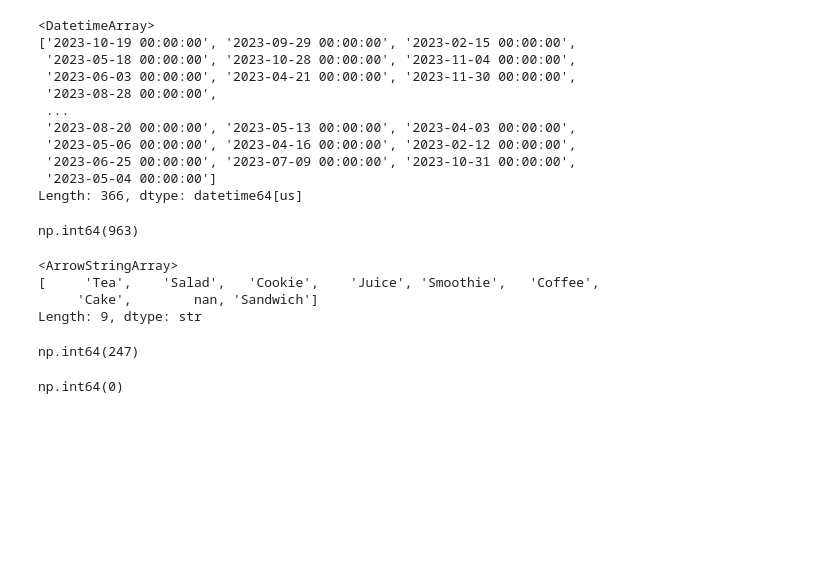
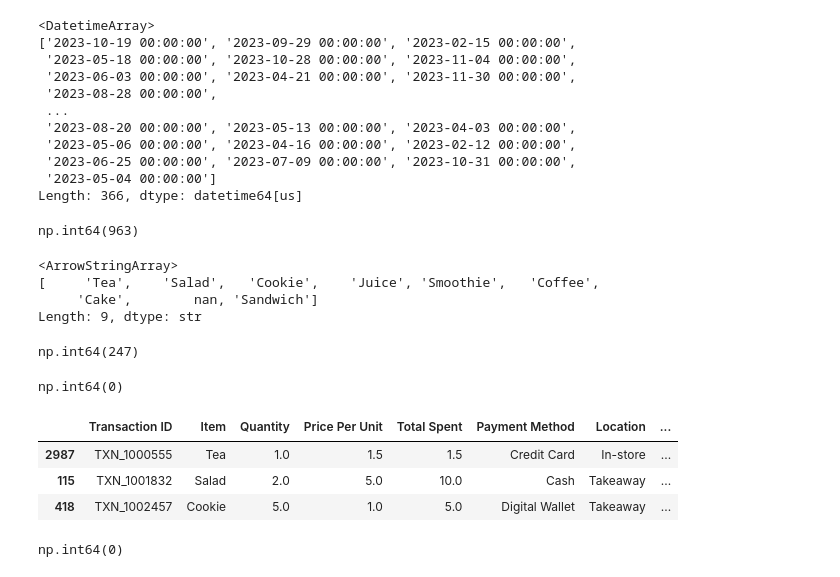
Before and after one commit to rgarg1502/cafe-sales-data, a Jupyter notebook: cafe_sales_main.ipynb, the cells around one changed output. Drawn from its saved outputs; the diff is of its cells as text; code cells hidden in the pictures; blank space fills up the shorter version.

```diff
--- a/cafe_sales_main.ipynb
+++ b/cafe_sales_main.ipynb
@@ -246,3 +246,17 @@ if missing_count_3 > 0:
 sorted_df['Item'].isna().sum()
 # %% [output]
 np.int64(0)
+# %%
+sorted_df.head(3)
+# %% [output]
+|  | Transaction ID | Item | Quantity | Price Per Unit | Total Spent | Payment Method | Location | ... |
+| 2987 | TXN_1000555 | Tea | 1.0 | 1.5 | 1.5 | Credit Card | In-store | ... |
+| 115 | TXN_1001832 | Salad | 2.0 | 5.0 | 10.0 | Cash | Takeaway | ... |
+| 418 | TXN_1002457 | Cookie | 5.0 | 1.0 | 5.0 | Digital Wallet | Takeaway | ... |
+# %%
+sorted_df['Payment Method'].isna().sum()
+missing_payment_filter = sorted_df['Payment Method'].isna()
+sorted_df.loc[missing_payment_filter,'Payment Method'] = sorted_df['Payment Method'].dropna().sample(sorted_df['Payment Method'].isna().sum()).values
+sorted_df['Payment Method'].isna().sum()
+# %% [output]
+np.int64(0)
```
Also changed, not shown: parts of 3 cells of this notebook, 3 other files.
